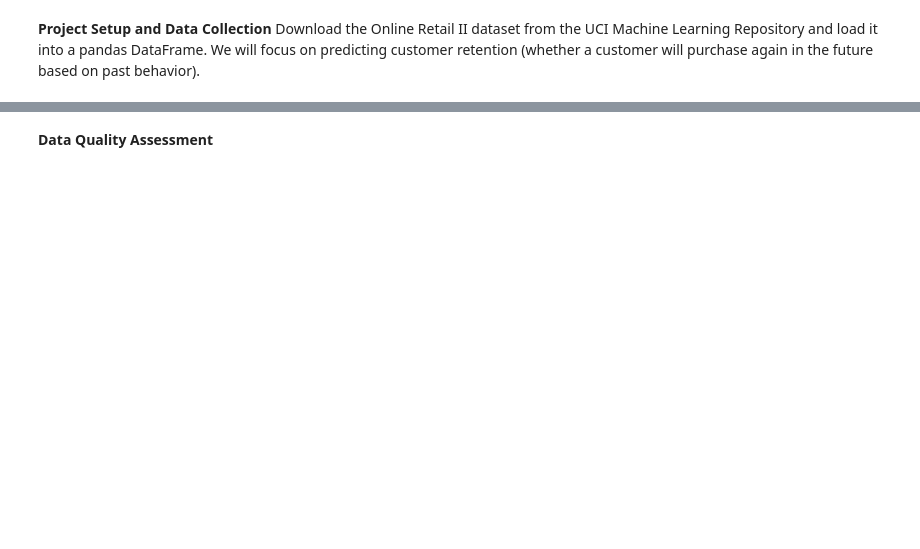
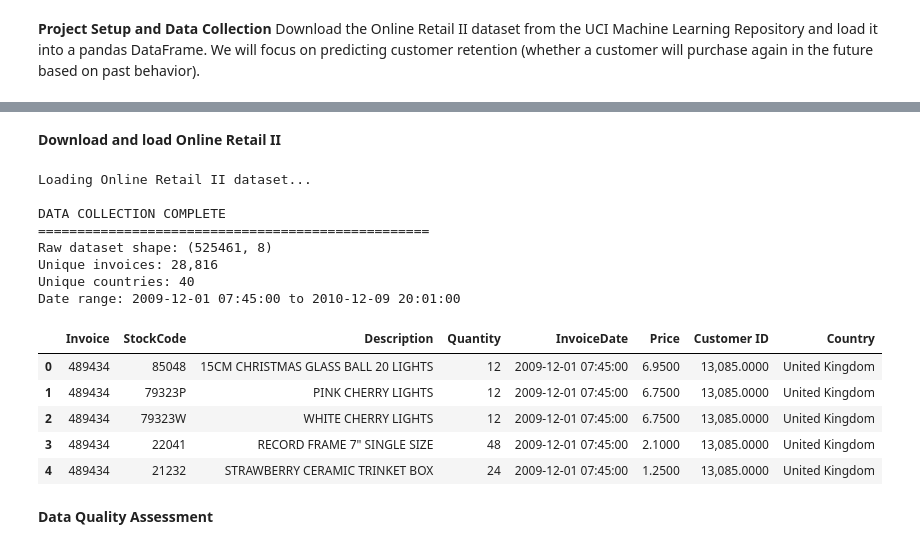
Before and after one commit to bahmedx/730, a Jupyter notebook: Predictive_Modeling_in_Marketing_Analytics.ipynb, the cells around one changed output, grey strips where cells are left out. Drawn from its saved outputs; the diff is of its cells as text; code cells hidden in the pictures; blank space fills up the shorter version.

```diff
--- a/Predictive_Modeling_in_Marketing_Analytics.ipynb
+++ b/Predictive_Modeling_in_Marketing_Analytics.ipynb
@@ -63,3 +44,49 @@ None
+# %% [markdown]
+**Download and load Online Retail II**
+# %%
+# ============================================================
+# CELL 2: DATA COLLECTION
+# ============================================================
+
+# Download Online Retail II directly from UCI
+!wget -q -O online_retail_II.xlsx \
+https://archive.ics.uci.edu/ml/machine-learning-databases/00502/online_retail_II.xlsx
+
+print("Loading Online Retail II dataset...")
+
+df = pd.read_excel(
+    "online_retail_II.xlsx",
+    sheet_name="Year 2009-2010"
+)
+
+print("\nDATA COLLECTION COMPLETE")
+print("=" * 50)
+
+print(f"Raw dataset shape: {df.shape}")
+print(f"Unique invoices: {df['Invoice'].nunique():,}")
+print(f"Unique countries: {df['Country'].nunique():,}")
+
+print(
+    f"Date range: {df['InvoiceDate'].min()} "
+    f"to {df['InvoiceDate'].max()}"
+)
+
+display(df.head())
+# %% [output]
+Loading Online Retail II dataset...
+
+DATA COLLECTION COMPLETE
+==================================================
+Raw dataset shape: (525461, 8)
+Unique invoices: 28,816
+Unique countries: 40
+Date range: 2009-12-01 07:45:00 to 2010-12-09 20:01:00
+|  | Invoice | StockCode | Description | Quantity | InvoiceDate | Price | Customer ID | Country |
+| 0 | 489434 | 85048 | 15CM CHRISTMAS GLASS BALL 20 LIGHTS | 12 | 2009-12-01 07:45:00 | 6.9500 | 13,085.0000 | United Kingdom |
+| 1 | 489434 | 79323P | PINK CHERRY LIGHTS | 12 | 2009-12-01 07:45:00 | 6.7500 | 13,085.0000 | United Kingdom |
+| 2 | 489434 | 79323W | WHITE CHERRY LIGHTS | 12 | 2009-12-01 07:45:00 | 6.7500 | 13,085.0000 | United Kingdom |
+| 3 | 489434 | 22041 | RECORD FRAME 7" SINGLE SIZE | 48 | 2009-12-01 07:45:00 | 2.1000 | 13,085.0000 | United Kingdom |
+| 4 | 489434 | 21232 | STRAWBERRY CERAMIC TRINKET BOX | 24 | 2009-12-01 07:45:00 | 1.2500 | 13,085.0000 | United Kingdom |
 # %% [markdown]
 **Data Quality Assessment**
 # %%
```
Also changed, not shown: parts of 27 cells of this notebook.
